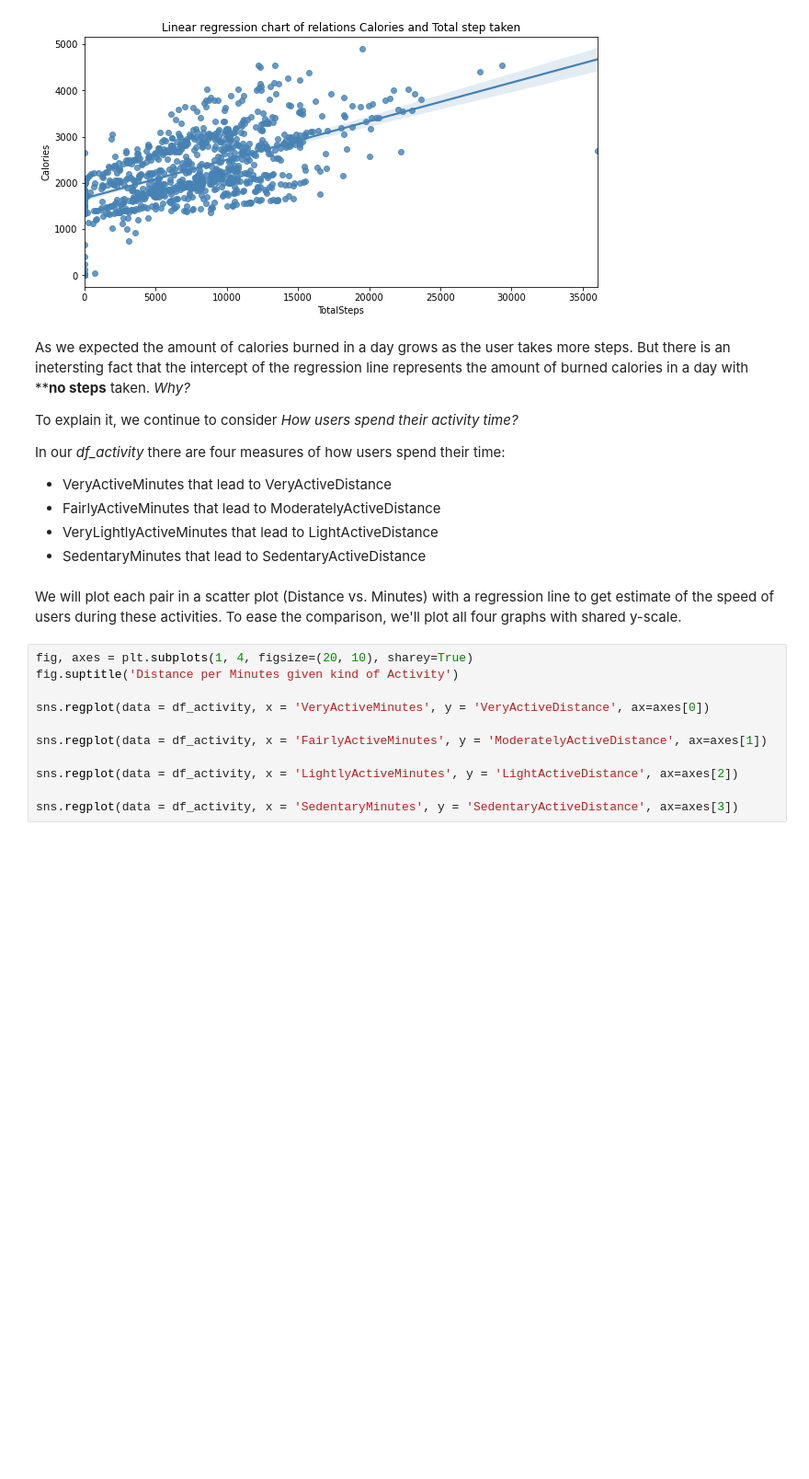
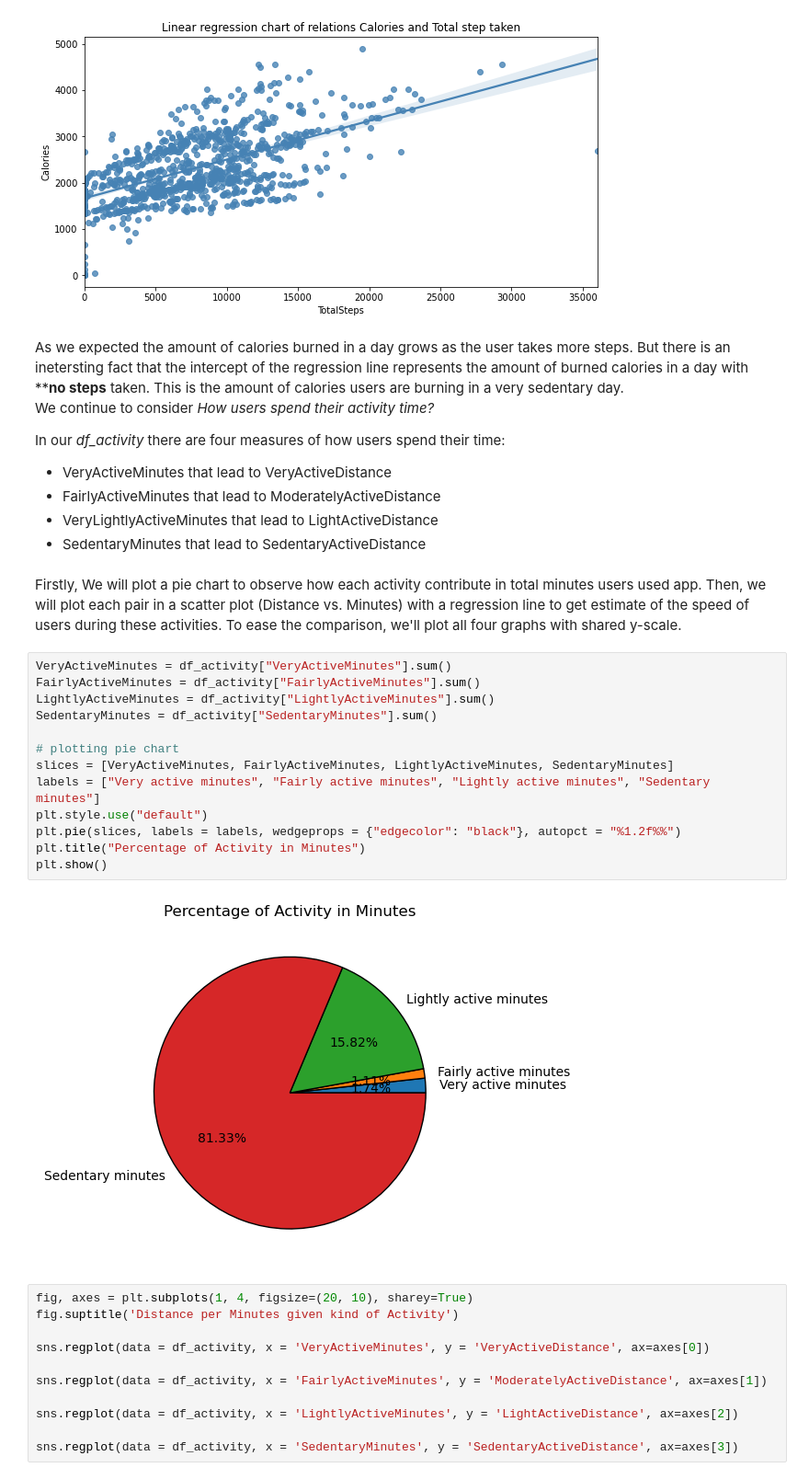
Before and after one commit to lhtn-bwbw/GoogleDataAnalytic-Capstone, a Jupyter notebook: notebook.ipynb, the cells around one changed output. Shown: that part at 92% size. Saved outputs shown, nothing was run; the diff lists cells and outputs as text; blank space fills up the shorter version.

```diff
--- a/notebook.ipynb
+++ b/notebook.ipynb
@@ -290,9 +290,8 @@ plt.title("Linear regression chart of relations Calories and Total step taken")
 Text(0.5, 1.0, 'Linear regression chart of relations Calories and Total step taken')
 [figure]
 # %% [markdown]
-As we expected the amount of calories burned in a day grows as the user takes more steps. But there is an inetersting fact that the intercept of the regression line represents the amount of burned calories in a day with ****no steps** taken. *Why?*
-
-To explain it, we continue to consider *How users spend their activity time?*
+As we expected the amount of calories burned in a day grows as the user takes more steps. But there is an inetersting fact that the intercept of the regression line represents the amount of burned calories in a day with ****no steps** taken. This is the amount of calories users are burning in a very sedentary day.
+We continue to consider *How users spend their activity time?*
 
 In our *df_activity* there are four measures of how users spend their time:
 - VeryActiveMinutes that lead to VeryActiveDistance
@@ -300,7 +299,22 @@ In our *df_activity* there are four measures of how users spend their time:
 - VeryLightlyActiveMinutes that lead to LightActiveDistance
 - SedentaryMinutes that lead to SedentaryActiveDistance
 # %% [markdown]
-We will plot each pair in a scatter plot (Distance vs. Minutes) with a regression line to get estimate of the speed of users during these activities. To ease the comparison, we'll plot all four graphs with shared y-scale.
+Firstly, We will plot a pie chart to observe how each activity contribute in total minutes users used app. Then, we will plot each pair in a scatter plot (Distance vs. Minutes) with a regression line to get estimate of the speed of users during these activities. To ease the comparison, we'll plot all four graphs with shared y-scale.
+# %%
+VeryActiveMinutes = df_activity["VeryActiveMinutes"].sum()
+FairlyActiveMinutes = df_activity["FairlyActiveMinutes"].sum()
+LightlyActiveMinutes = df_activity["LightlyActiveMinutes"].sum()
+SedentaryMinutes = df_activity["SedentaryMinutes"].sum()
+
+# plotting pie chart
+slices = [VeryActiveMinutes, FairlyActiveMinutes, LightlyActiveMinutes, SedentaryMinutes]
+labels = ["Very active minutes", "Fairly active minutes", "Lightly active minutes", "Sedentary minutes"]
+plt.style.use("default")
+plt.pie(slices, labels = labels, wedgeprops = {"edgecolor": "black"}, autopct = "%1.2f%%")
+plt.title("Percentage of Activity in Minutes")
+plt.show()
+# %% [output]
+[figure, added]
 # %%
 fig, axes = plt.subplots(1, 4, figsize=(20, 10), sharey=True)
 fig.suptitle('Distance per Minutes given kind of Activity')
```
Also changed, not shown: parts of 3 cells of this notebook.
